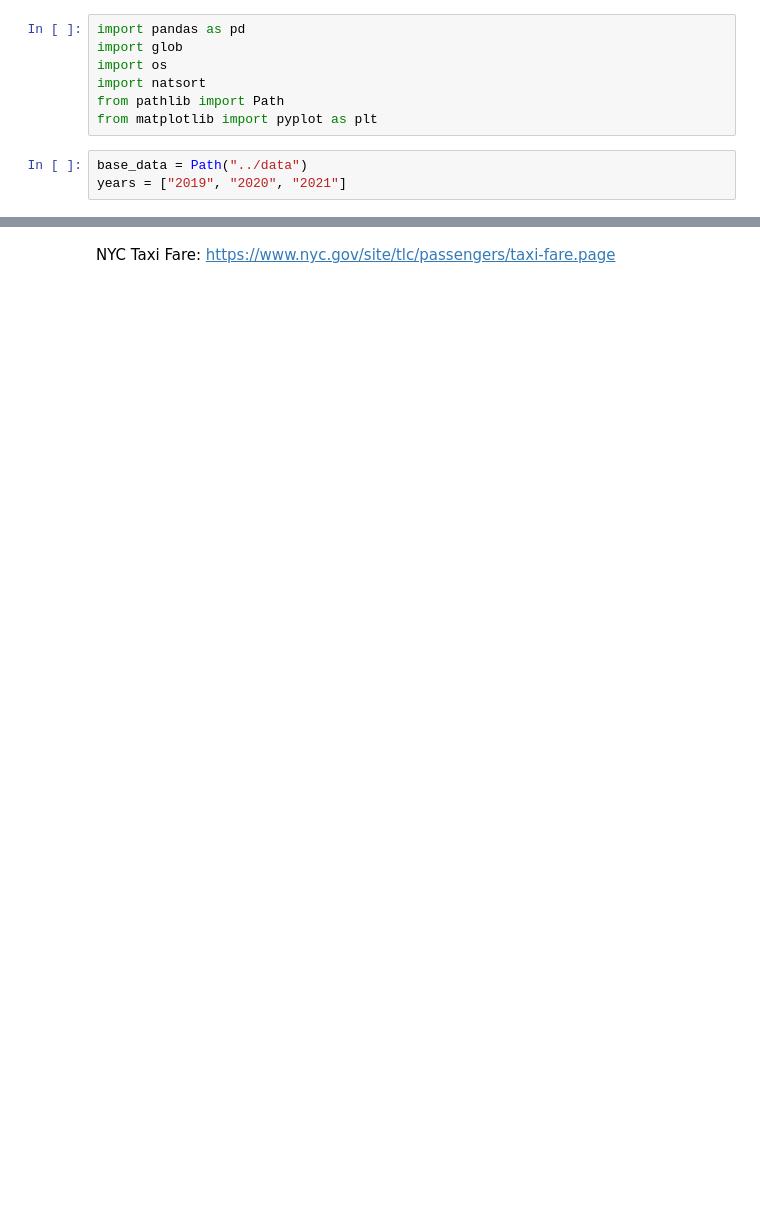
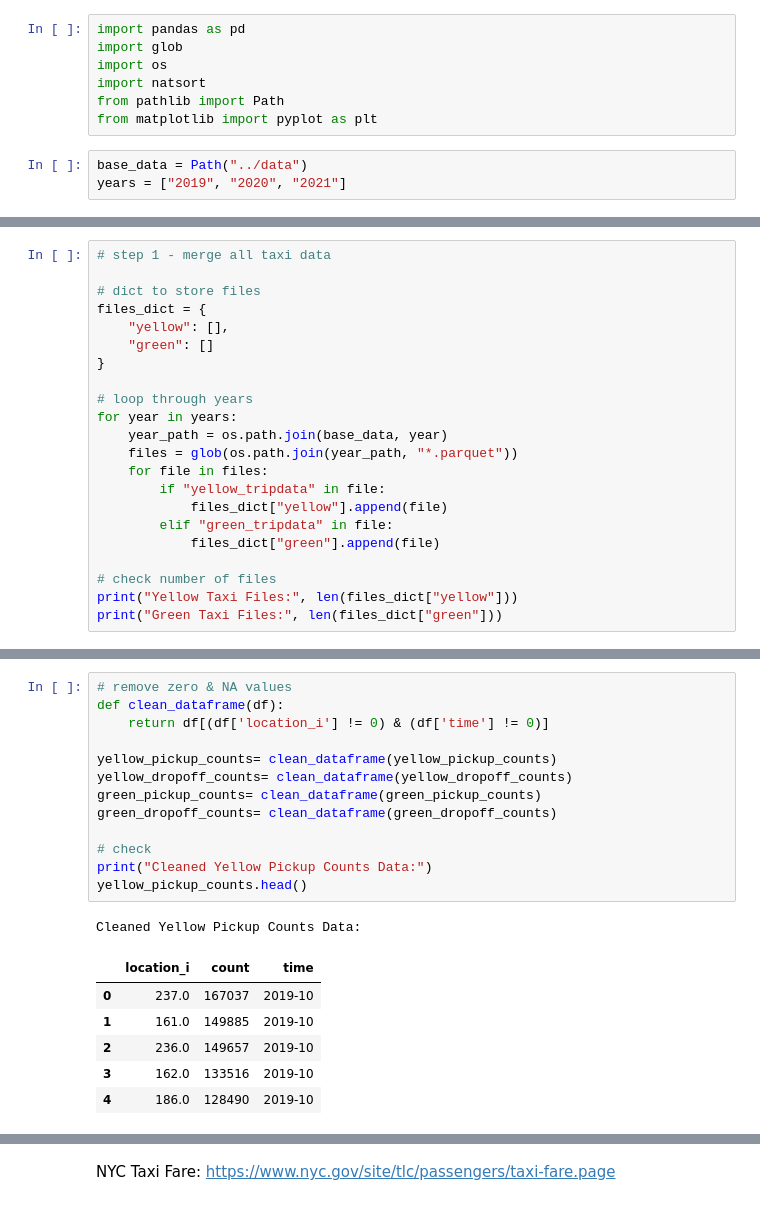
Before and after one commit to kyla2001/Analyzing-Taxi-Trip-Patterns-in-NYC-2019-2021, a Jupyter notebook: code/question.ipynb, the cells around one changed output, grey strips where cells are left out. Cells and saved outputs as stored; diff of their text form; blank space fills up the shorter version.

```diff
--- a/code/question.ipynb
+++ b/code/question.ipynb
@@ -94,0 +98,22 @@ import pandas as pd
+# %%
+# step 1 - merge all taxi data
+
+# dict to store files
+files_dict = {
+    "yellow": [],
+    "green": []
+}
+
+# loop through years
+for year in years:
+    year_path = os.path.join(base_data, year)
+    files = glob(os.path.join(year_path, "*.parquet"))
+    for file in files:
+        if "yellow_tripdata" in file:
+            files_dict["yellow"].append(file)
+        elif "green_tripdata" in file:
+            files_dict["green"].append(file)
+
+# check number of files
+print("Yellow Taxi Files:", len(files_dict["yellow"]))
+print("Green Taxi Files:", len(files_dict["green"]))
@@ -94,0 +174,21 @@ import pandas as pd
+# %%
+# remove zero & NA values
+def clean_dataframe(df):
+    return df[(df['location_i'] != 0) & (df['time'] != 0)]
+
+yellow_pickup_counts= clean_dataframe(yellow_pickup_counts)
+yellow_dropoff_counts= clean_dataframe(yellow_dropoff_counts)
+green_pickup_counts= clean_dataframe(green_pickup_counts)
+green_dropoff_counts= clean_dataframe(green_dropoff_counts)
+
+# check
+print("Cleaned Yellow Pickup Counts Data:")
+yellow_pickup_counts.head()
+# %% [output]
+Cleaned Yellow Pickup Counts Data:
+|  | location_i | count | time |
+| 0 | 237.0 | 167037 | 2019-10 |
+| 1 | 161.0 | 149885 | 2019-10 |
+| 2 | 236.0 | 149657 | 2019-10 |
+| 3 | 162.0 | 133516 | 2019-10 |
+| 4 | 186.0 | 128490 | 2019-10 |
```
Also changed, not shown: parts of 21 cells of this notebook.
